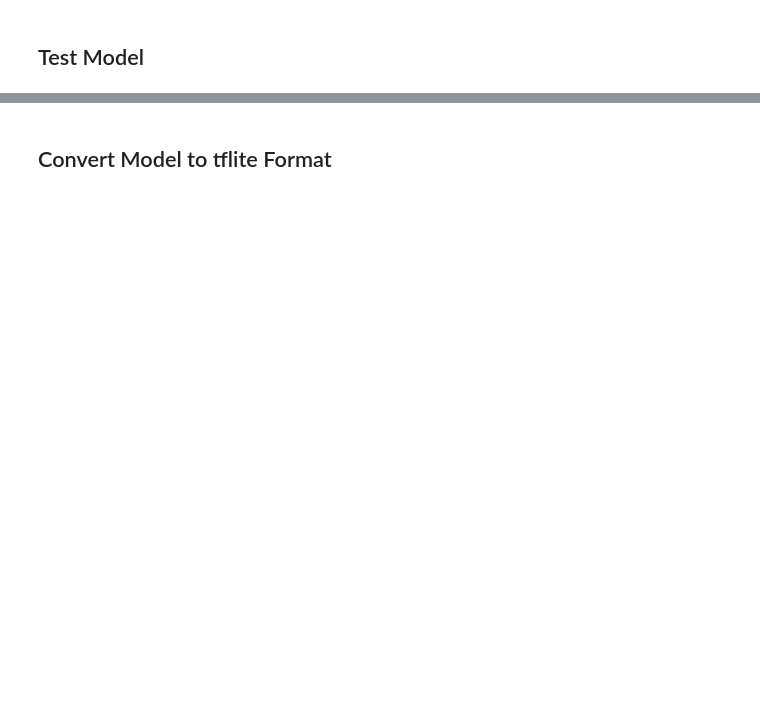
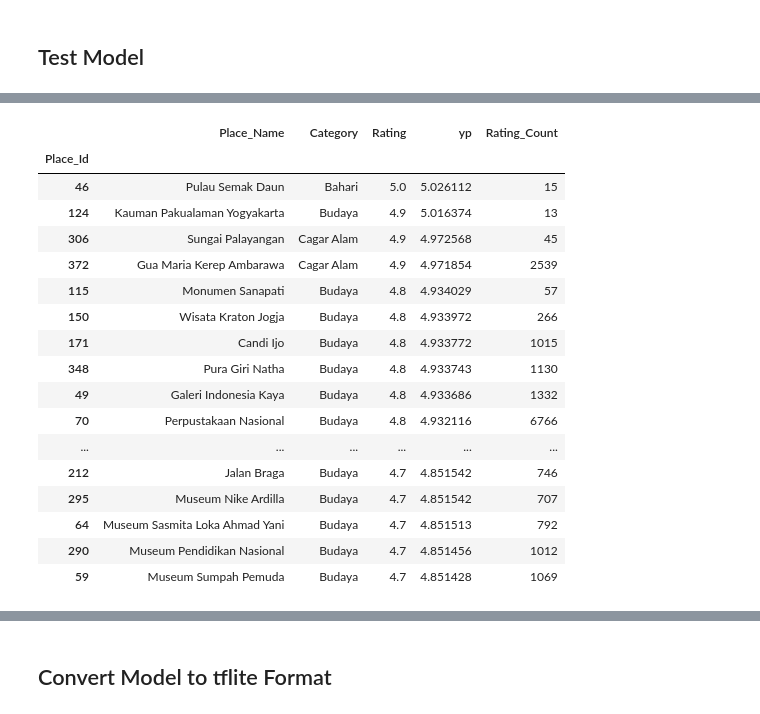
Before and after one commit to Project-Capstone-Bangkit-2023/myTravel-model, a Jupyter notebook: recommender.ipynb, the cells around one changed output, grey strips where cells are left out. Saved outputs shown, nothing was run; the diff lists cells and outputs as text; code cells hidden in the pictures; blank space fills up the shorter version.

```diff
--- a/recommender.ipynb
+++ b/recommender.ipynb
@@ -165 +178,17 @@ y_train = scalerTarget.transform(y.reshape(-1, 1))
+# %%
+# Preprocessing, Normalizing Data
+
+# Place
+place_train = place_ratings.copy()
+place_train["Rating"] = (place_train["Rating"]-3)/2
+place_train["Rating_Count"] = (place_train["Rating_Count"])/500
+
+# User
+user_train = user_ratings.copy()
+user_train = (user_train-3)/2
+
+
+# Target
+y_train = y.copy()
+y_train = (y_train-3)/2
 # %%
@@ -235,5 +264,5 @@ cost_fn = tf.keras.losses.MeanSquaredError()
 opt = keras.optimizers.Adam()
 model.compile(optimizer=opt,
               loss=cost_fn)
-model.fit([user_train, place_train], y_train, epochs=50)
+model.fit([user_train, place_train], y_train, epochs=20)
 # %% [output]
@@ -328,0 +294,47 @@ len(sitem_vecs)
+# %%
+# Predictions for New User
+
+"""
+# sort the results, highest prediction first
+sorted_index = np.argsort((-y_pu),axis=0).reshape(-1).tolist() #negate to get largest rating first
+sorted_ypu   = y_pu[sorted_index]
+sorted_items = data_place.copy()
+sorted_items = sorted_items.loc[sorted_index,:]  #using unscaled vectors for display
+sorted_items.insert(4, "yp", sorted_ypu.flatten())
+sorted_items.set_index("Place_Id").head(20)
+"""
+
+rate_Budaya = 4.8
+rate_Taman_Hiburan = 3.5
+rate_Cagar_Alam = 4.6
+rate_Bahari = 4.5
+rate_Pusat_Perbelanjaan	= 4.5
+rate_Tempat_Ibadah = 3.5
+
+user_vec = [rate_Budaya, rate_Taman_Hiburan, rate_Cagar_Alam,
+                      rate_Bahari, rate_Pusat_Perbelanjaan, rate_Tempat_Ibadah]
+
+# generate and replicate the user vector to match the number movies in the data set.
+user_vecs = np.array(gen_user_vecs(user_vec,len(place_rating)))
+item_vecs = place_rating.drop("Place_Id", axis=1).copy()
+
+
+
+# scale our user and item vectors
+suser_vecs = (user_vecs-3)/2
+sitem_vecs = item_vecs.copy()
+sitem_vecs["Rating"] = (sitem_vecs["Rating"]-3)/2
+sitem_vecs["Rating_Count"] = (sitem_vecs["Rating_Count"])/500
+
+# make a prediction
+y_p = model.predict([suser_vecs, sitem_vecs])
+
+# unscale y prediction
+y_pu = y_p*2+3
+sorted_index = np.argsort((-y_pu),axis=0).reshape(-1).tolist() #negate to get largest rating first
+sorted_ypu   = y_pu[sorted_index]
+sorted_items = data_place.copy()
+sorted_items = sorted_items.loc[sorted_index,:]  #using unscaled vectors for display
+sorted_items.insert(4, "yp", sorted_ypu.flatten())
+sorted_items.set_index("Place_Id").head(20)
+# %% [output]
@@ -329 +342,19 @@ len(sitem_vecs)
+|  | Place_Name | Category | Rating | yp | Rating_Count |
+| Place_Id |  |  |  |  |  |
+| 46 | Pulau Semak Daun | Bahari | 5.0 | 5.026112 | 15 |
+| 124 | Kauman Pakualaman Yogyakarta | Budaya | 4.9 | 5.016374 | 13 |
+| 306 | Sungai Palayangan | Cagar Alam | 4.9 | 4.972568 | 45 |
+| 372 | Gua Maria Kerep Ambarawa | Cagar Alam | 4.9 | 4.971854 | 2539 |
+| 115 | Monumen Sanapati | Budaya | 4.8 | 4.934029 | 57 |
+| 150 | Wisata Kraton Jogja | Budaya | 4.8 | 4.933972 | 266 |
+| 171 | Candi Ijo | Budaya | 4.8 | 4.933772 | 1015 |
+| 348 | Pura Giri Natha | Budaya | 4.8 | 4.933743 | 1130 |
+| 49 | Galeri Indonesia Kaya | Budaya | 4.8 | 4.933686 | 1332 |
+| 70 | Perpustakaan Nasional | Budaya | 4.8 | 4.932116 | 6766 |
+| ... | ... | ... | ... | ... | ... |
+| 212 | Jalan Braga | Budaya | 4.7 | 4.851542 | 746 |
+| 295 | Museum Nike Ardilla | Budaya | 4.7 | 4.851542 | 707 |
+| 64 | Museum Sasmita Loka Ahmad Yani | Budaya | 4.7 | 4.851513 | 792 |
+| 290 | Museum Pendidikan Nasional | Budaya | 4.7 | 4.851456 | 1012 |
+| 59 | Museum Sumpah Pemuda | Budaya | 4.7 | 4.851428 | 1069 |
 # %%
```
Also changed, not shown: parts of 23 cells of this notebook, 1 other file.
